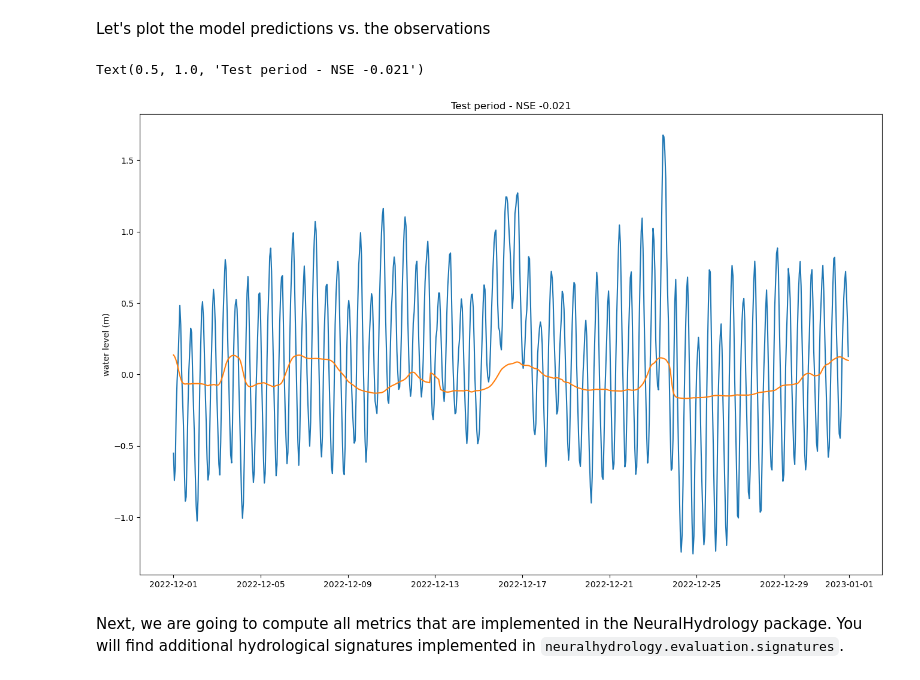
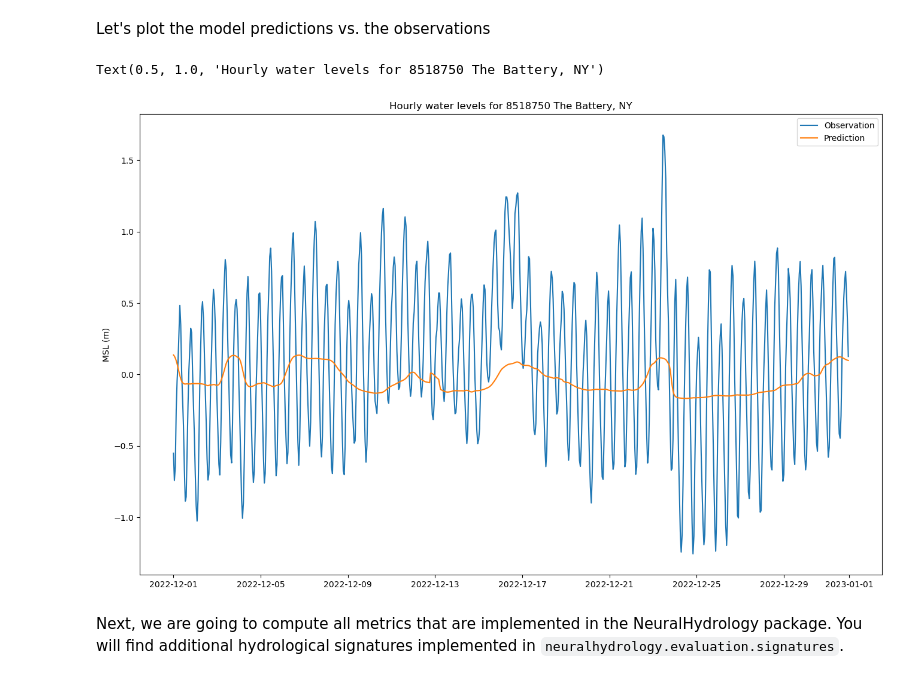
Before and after one commit to yl1127/ML-ADCIRC, a Jupyter notebook: example/01-Introduction/Introduction.ipynb, the cells around one changed output. Saved outputs shown, nothing was run; the diff lists cells and outputs as text; code cells hidden in the pictures.

```diff
--- a/example/01-Introduction/Introduction.ipynb
+++ b/example/01-Introduction/Introduction.ipynb
@@ -167,16 +163,17 @@ Let's plot the model predictions vs. the observations
 # %%
 # extract observations and simulations
 wl_obs = results['8518750']['1h']['xr']['WaterLevel_obs']
 wl_sim = results['8518750']['1h']['xr']['WaterLevel_sim']
 
 fig, ax = plt.subplots(figsize=(16,10))
-ax.plot(wl_obs['date'], wl_obs)
-ax.plot(wl_sim['date'], wl_sim)
-ax.set_ylabel("water level (m)")
-ax.set_title(f"Test period - NSE {results['8518750']['1h']['NSE']:.3f}")
+ax.plot(wl_obs['date'], wl_obs, label='Observation')
+ax.plot(wl_sim['date'], wl_sim, label='Prediction')
+ax.legend()
+ax.set_ylabel("MSL (m)")
+ax.set_title(f"Hourly water levels for 8518750 The Battery, NY")
 # %% [output]
-Text(0.5, 1.0, 'Test period - NSE -0.021')
+Text(0.5, 1.0, 'Hourly water levels for 8518750 The Battery, NY')
-[figure, old version]
+[figure, new version]
 # %% [markdown]
 Next, we are going to compute all metrics that are implemented in the NeuralHydrology package. You will find additional hydrological signatures implemented in `neuralhydrology.evaluation.signatures`.
 # %%
```
Also changed, not shown: parts of 1 cell of this notebook, 7 other files.
